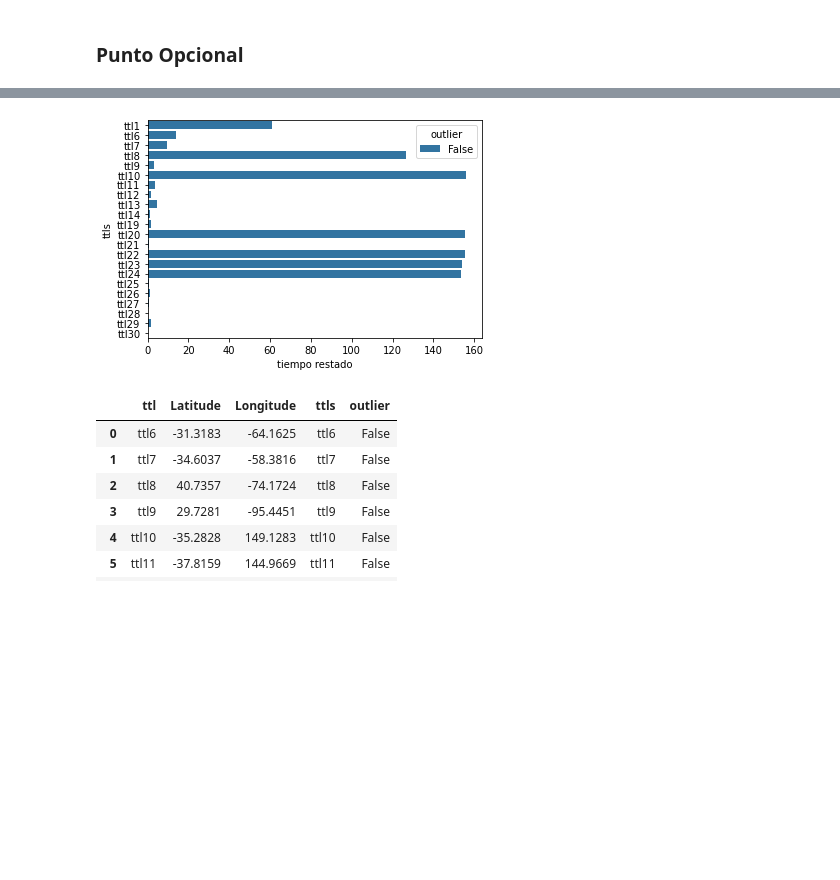
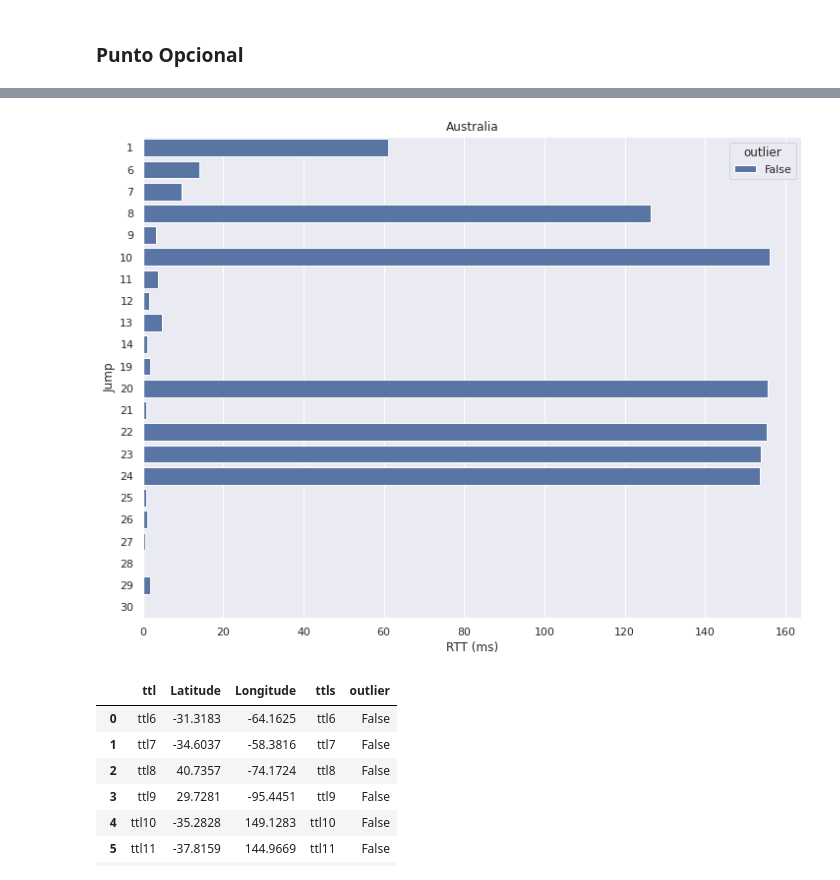
Before and after one commit to Luciano-Tarsia/TP2---Teoria-de-las-Comunicaciones, a Jupyter notebook: experimentacion/exp australia.ipynb, the cells around one changed output, grey strips where cells are left out. Cells and saved outputs as stored; diff of their text form; code cells hidden in the pictures; blank space fills up the shorter version.

```diff
--- a/experimentacion/exp australia.ipynb
+++ b/experimentacion/exp australia.ipynb
@@ -1,6 +1,8 @@
 # %%
+import os
 import pandas as pd
 import numpy as np
 import matplotlib.pyplot as plt
 import seaborn as sns
+sns.set(rc={'figure.figsize':(12, 9)})
 # %%
@@ -31,10 +52,10 @@ dict_ips_for_every_ttl = dict()
 dict_ips_for_every_ttl['ttl1'] = []
 
 # Esto lo hago para poder iterar el df
-df_australia = df_australia.reset_index()
+df_tll_jumps = df_tll_jumps.reset_index()
 
 row_ttl = 1
-for index, row in df_australia.iterrows():
+for index, row in df_tll_jumps.iterrows():
     if (row['ttl'] == row_ttl):
         dict_ips_for_every_ttl['ttl'+str(row_ttl)].append(row['ip'])
     else:
@@ -58,7 +79,7 @@ for ttl in dict_ips_for_every_ttl.keys():
 dict_ttl_tiempos = dict()
 
 row_ttl = 0
-for index, row in df_australia.iterrows():
+for index, row in df_tll_jumps.iterrows():
     if (('ttl' + str(row['ttl']) in most_frequent_ip.keys()) and row['ip'] == most_frequent_ip['ttl' + str(row['ttl'])]):
         if (row['ttl'] == row_ttl):
             dict_ttl_tiempos['ttl'+str(row_ttl)].append(row['rtt'])
@@ -109,12 +130,17 @@ df_time
 # %% [markdown]
 # Gráficos
 # %%
+df_time["jump"] = df_time["ttls"].str[3:]
 ax = sns.barplot(
     x= df_time['tiempo restado'],
-    y= df_time['ttls'],
+    y= df_time['jump'],
     estimator=sum,
     ci=None,
     orient = 'h'
 )
+ax.set_xlabel("RTT (ms)")
+ax.set_ylabel("Jump")
+ax.set_title(country.capitalize())
 fig = ax.get_figure()
+fig.savefig(f"./graficos/ttl_hist_{country}.png", dpi=200)
 # %% [output]
@@ -269,15 +297,20 @@ print(df_with_outliers)
 # %%
+df_with_outliers["jump"] = df_with_outliers["ttls"].str[3:]
 ax = sns.barplot(
     x= df_with_outliers['tiempo restado'],
-    y= df_with_outliers['ttls'],
+    y= df_with_outliers['jump'],
     estimator=sum,
     ci=None,
     orient = 'h',
     hue=df_with_outliers['outlier']
 )
+ax.set_xlabel("RTT (ms)")
+ax.set_ylabel("Jump")
+ax.set_title(country.capitalize())
 fig = ax.get_figure()
+fig.savefig(f"./graficos/ttl_hist_outliers_{country}.png", dpi=200)
 # %% [output]
-[figure, old version]
+[figure, new version]
 # %%
 df_ubication_with_outlier = df_ubication.merge(df_with_outliers[["ttls", "outlier"]], left_on="ttl", right_on="ttls")
 df_ubication_with_outlier
```
Also changed, not shown: parts of 6 cells of this notebook, 26 other files.
